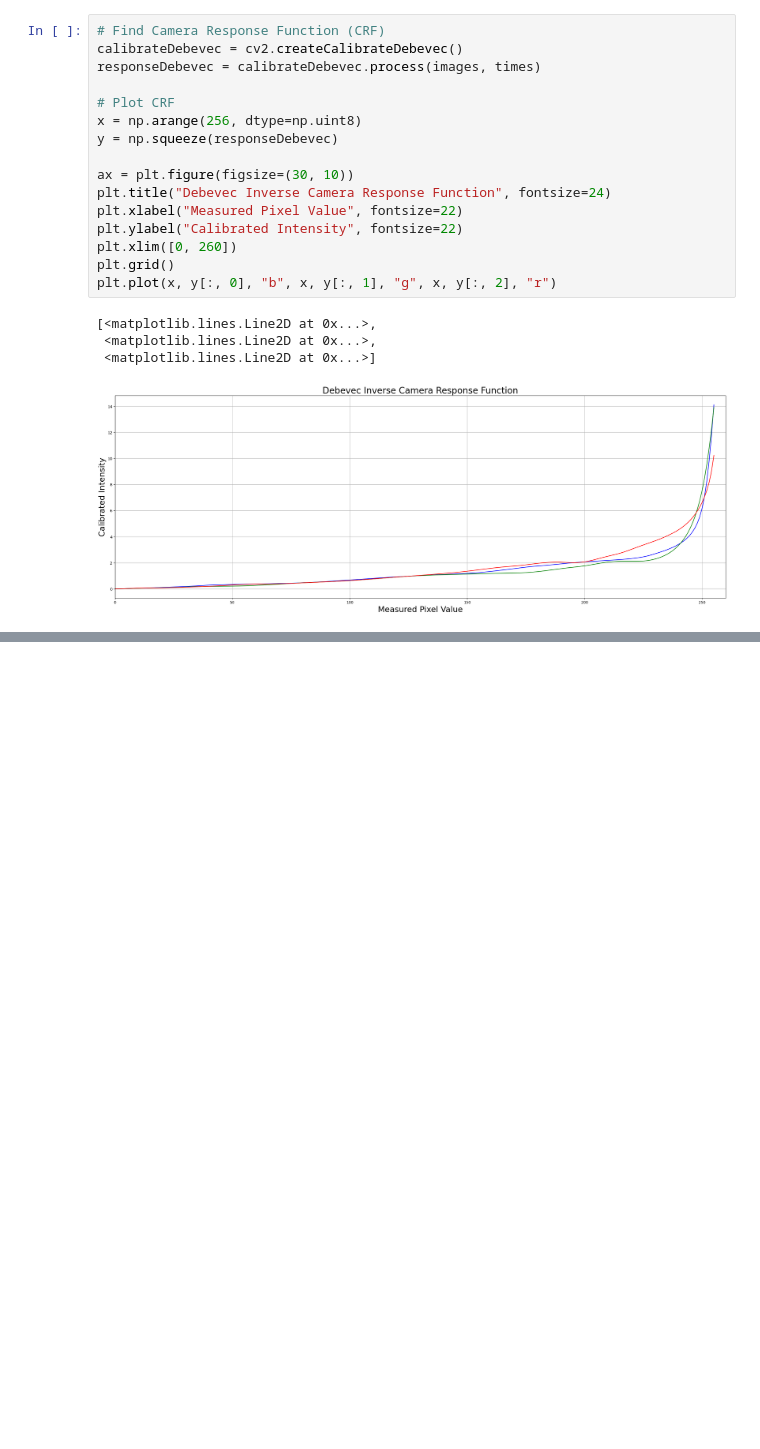
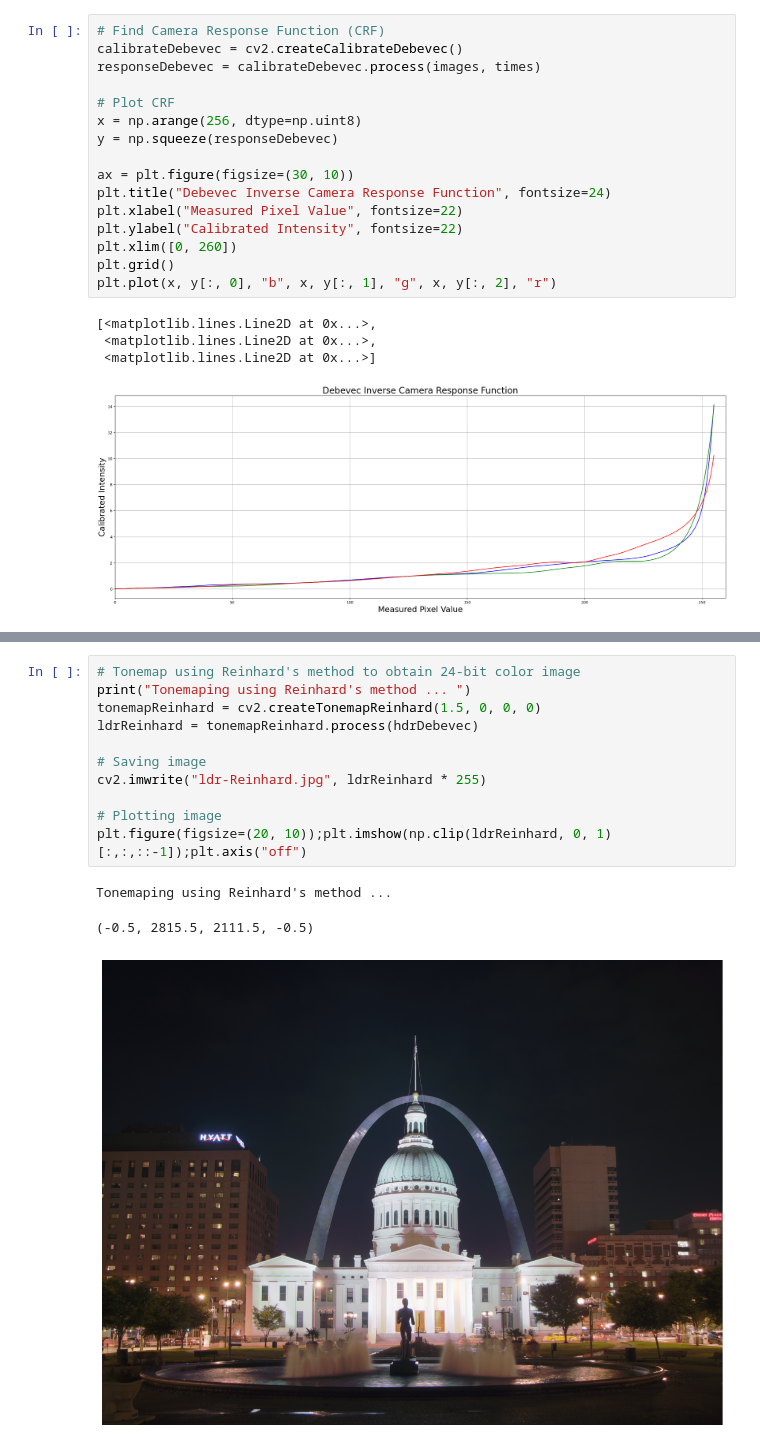
Before and after one commit to pereruannabaala/High_Dynamic_Range, a Jupyter notebook: HDR.ipynb, the cells around one changed output, grey strips where cells are left out. Saved outputs shown, nothing was run; the diff lists cells and outputs as text; blank space fills up the shorter version.

```diff
--- a/HDR.ipynb
+++ b/HDR.ipynb
@@ -83,0 +101,15 @@ plt.plot(x, y[:, 0], "b", x, y[:, 1], "g", x, y[:, 2], "r")
+# %%
+# Tonemap using Reinhard's method to obtain 24-bit color image
+print("Tonemaping using Reinhard's method ... ")
+tonemapReinhard = cv2.createTonemapReinhard(1.5, 0, 0, 0)
+ldrReinhard = tonemapReinhard.process(hdrDebevec)
+
+# Saving image
+cv2.imwrite("ldr-Reinhard.jpg", ldrReinhard * 255)
+
+# Plotting image
+plt.figure(figsize=(20, 10));plt.imshow(np.clip(ldrReinhard, 0, 1)[:,:,::-1]);plt.axis("off")
+# %% [output]
+Tonemaping using Reinhard's method ...
+(-0.5, 2815.5, 2111.5, -0.5)
+[figure, added]
```
Also changed, not shown: parts of 3 cells of this notebook.
